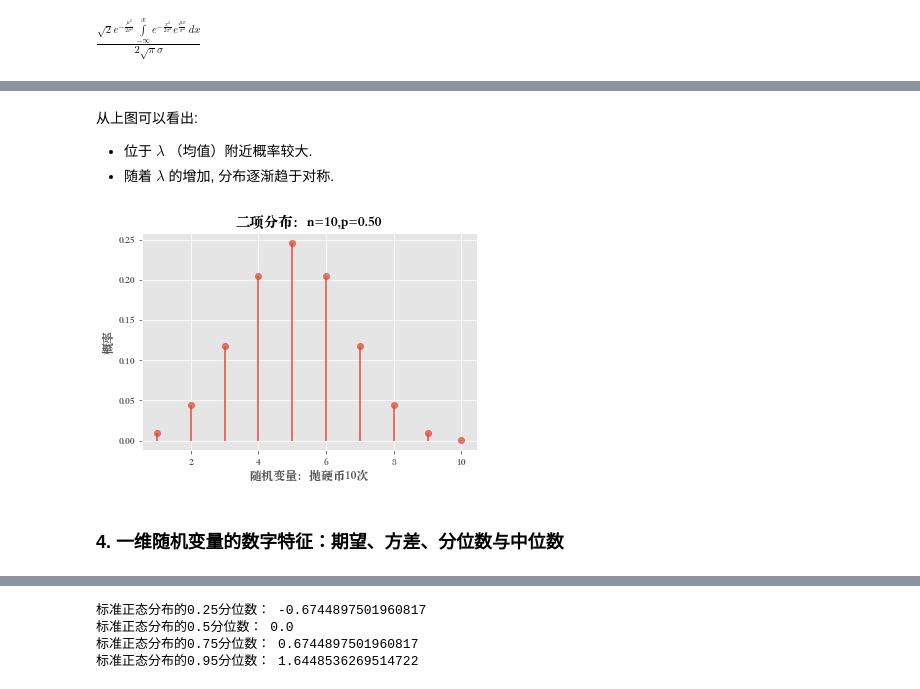
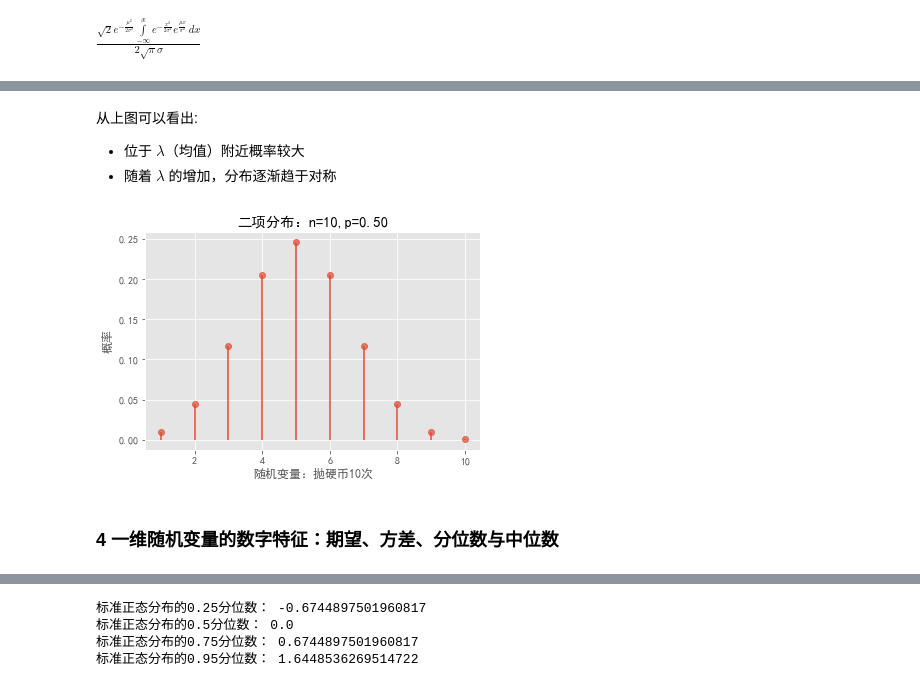
Before and after one commit to Git-Model/__init_Modeling__, a Jupyter notebook: 概率论与数理统计/TASK3_概率论.ipynb, the cells around one changed output, grey strips where cells are left out. Saved outputs shown, nothing was run; the diff lists cells and outputs as text; code cells hidden in the pictures.

```diff
--- a/概率论与数理统计/TASK3_概率论.ipynb
+++ b/概率论与数理统计/TASK3_概率论.ipynb
@@ -724,25 +789,24 @@ plt.show()
 # %% [markdown]
 从上图可以看出:
-   - 位于 $\lambda$ （均值）附近概率较大.
-   - 随着 $\lambda$ 的增加, 分布逐渐趋于对称.
+- 位于 $\lambda$（均值）附近概率较大
+- 随着 $\lambda$ 的增加，分布逐渐趋于对称
 # %%
 # 使用scipy的pmf和cdf画图
 from scipy.stats import binom
-n=10
+n = 10
 p = 0.5
-x=np.arange(1,n+1,1)
-pList=binom.pmf(x,n,p)
-plt.plot(x,pList,marker='o',alpha=0.7,linestyle='None')
-'''
-vlines用于绘制竖直线(vertical lines),
-参数说明：vline(x坐标值, y坐标最小值, y坐标值最大值)
-'''
+x = np.arange(1, n+1, 1)
+pList = binom.pmf(x, n, p)
+plt.plot(x, pList, marker='o', alpha=0.7, linestyle='None')
+
+# vlines用于绘制竖直线(vertical lines),
+# 参数说明：vline(x坐标值, y坐标最小值, y坐标值最大值)
 plt.vlines(x, 0, pList)
 plt.xlabel('随机变量：抛硬币10次')
 plt.ylabel('概率')
-plt.title('二项分布：n=%d,p=%0.2f' % (n,p))
+plt.title('二项分布：n=%d,p=%0.2f' % (n, p))
 plt.show()
 # %% [output]
-[figure, old version]
+[figure, new version]
 # %% [markdown]
-### 4. 一维随机变量的数字特征：期望、方差、分位数与中位数
+### 4 一维随机变量的数字特征：期望、方差、分位数与中位数
```
Also changed, not shown: parts of 172 cells of this notebook.
